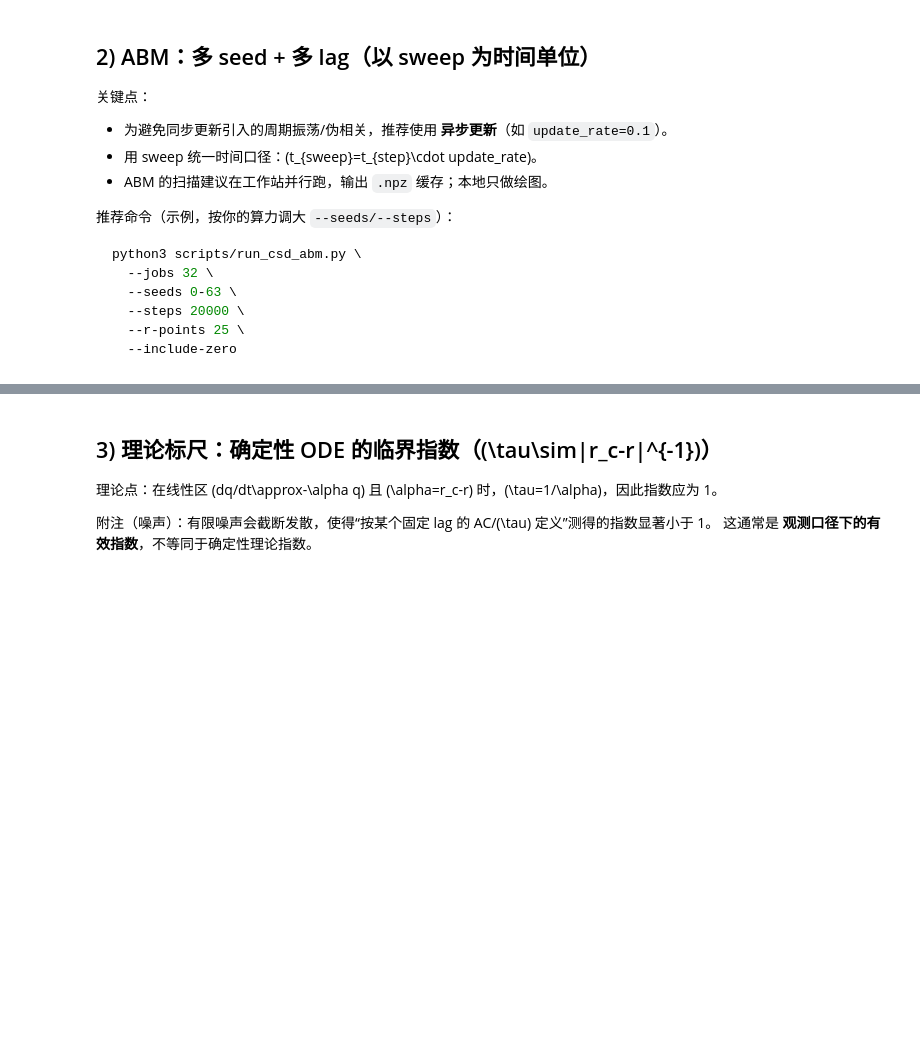
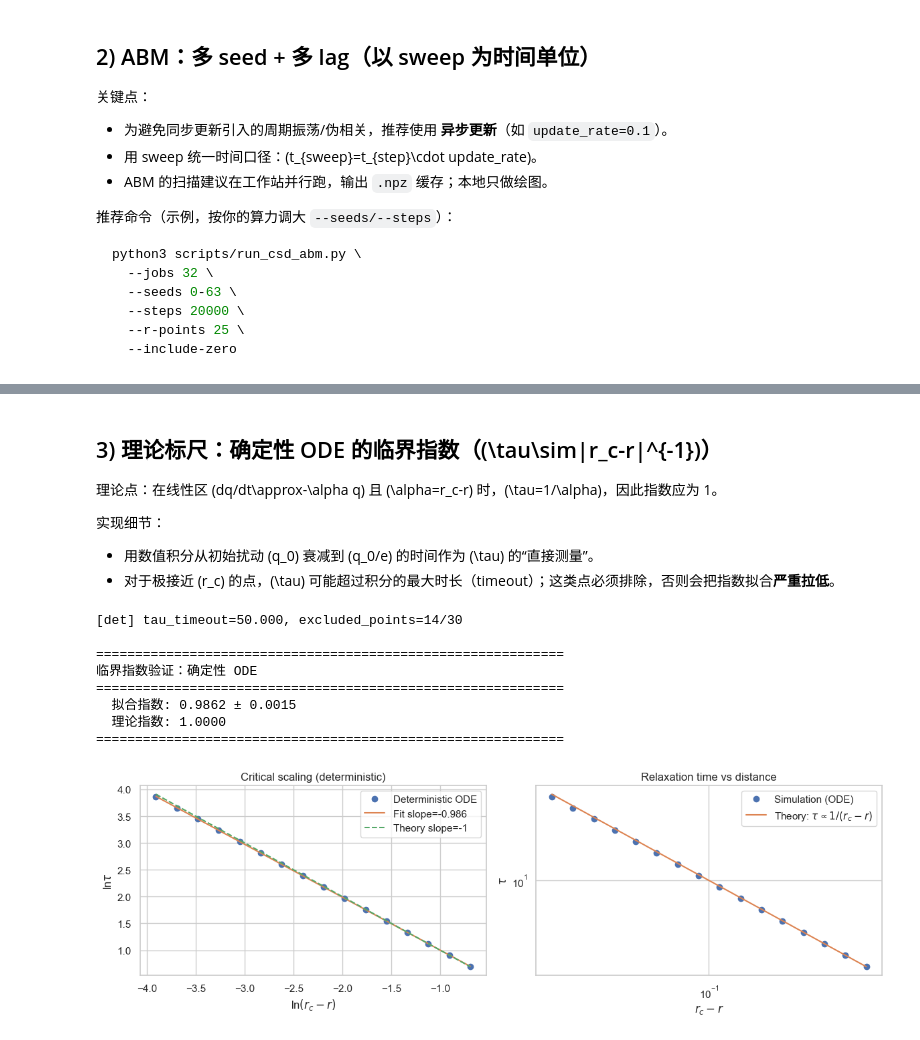
Before and after one commit to wujlin/Mixed_dynamics, a Jupyter notebook: notebooks/03_Critical_Slowing_Down.ipynb, the cells around one changed output, grey strips where cells are left out. Saved outputs shown, nothing was run; the diff lists cells and outputs as text; code cells hidden in the pictures; blank space fills up the shorter version.

```diff
--- a/notebooks/03_Critical_Slowing_Down.ipynb
+++ b/notebooks/03_Critical_Slowing_Down.ipynb
@@ -360,13 +433,18 @@ else:
 
 理论点：在线性区 \(dq/dt\approx-\alpha q\) 且 \(\alpha=r_c-r\) 时，\(\tau=1/\alpha\)，因此指数应为 1。
 
-附注（噪声）：有限噪声会截断发散，使得“按某个固定 lag 的 AC/\(\tau\) 定义”测得的指数显著小于 1。
-这通常是 **观测口径下的有效指数**，不等同于确定性理论指数。
+实现细节：
+- 用数值积分从初始扰动 \(q_0\) 衰减到 \(q_0/e\) 的时间作为 \(\tau\) 的“直接测量”。
+- 对于极接近 \(r_c\) 的点，\(\tau\) 可能超过积分的最大时长（timeout）；这类点必须排除，否则会把指数拟合**严重拉低**。
 # %%
 from scipy.optimize import curve_fit
 
+DT_DET = 1e-4
+MAX_STEPS_DET = 500_000
+TAU_TIMEOUT = DT_DET * MAX_STEPS_DET
 
-def measure_relaxation_time_det(r: float, q0: float = 0.1, dt: float = 1e-4, max_steps: int = 500000) -> float:
+
+def measure_relaxation_time_det(r: float, q0: float = 0.1, dt: float = DT_DET, max_steps: int = MAX_STEPS_DET) -> float:
     """确定性 ODE：dq/dt = -α q - u q^3，从 q0 衰减到 q0/e 的时间。"""
     alpha, u = get_gl_params(r=r, rc=rc)
     alpha = float(alpha)
@@ -390,8 +468,18 @@ tau_measured = np.array([measure_relaxation_time_det(float(r), q0=0.05) for r in
 dist_det = (rc - r_vals_det).astype(float)
 tau_theory = 1.0 / dist_det
 
+# 排除 hit-timeout 的点（否则会把指数拟合拉低）
+hit_timeout = np.isclose(tau_measured, TAU_TIMEOUT)
+print(f"[det] tau_timeout={TAU_TIMEOUT:.3f}, excluded_points={int(np.sum(hit_timeout))}/{tau_measured.size}")
+
 # log-log 拟合：ln τ = -z ln(rc-r) + b
-m = np.isfinite(tau_measured) & (tau_measured > 0) & np.isfinite(dist_det) & (dist_det > 0)
+m = (
+    np.isfinite(tau_measured)
+    & (tau_measured > 0)
+    & np.isfinite(dist_det)
+    & (dist_det > 0)
+    & (~hit_timeout)
+)
 log_x = np.log(dist_det[m])
 log_y = np.log(tau_measured[m])
 
@@ -402,30 +490,40 @@ popt, pcov = curve_fit(linear, log_x, log_y)
 slope = float(popt[0])
 slope_err = float(np.sqrt(np.diag(pcov))[0])
 exp_fit = -slope
 
 print("\n" + "=" * 60)
 print("临界指数验证：确定性 ODE")
 print("=" * 60)
 print(f"  拟合指数: {exp_fit:.4f} ± {slope_err:.4f}")
 print("  理论指数: 1.0000")
 print("=" * 60)
 
 fig, axes = plt.subplots(1, 2, figsize=(12, 4))
 axes[0].plot(np.log(dist_det[m]), np.log(tau_measured[m]), "o", label="Deterministic ODE")
 axes[0].plot(np.log(dist_det[m]), linear(np.log(dist_det[m]), *popt), "-", label=f"Fit slope={slope:.3f}")
 axes[0].plot(np.log(dist_det[m]), np.log(tau_theory[m]), "--", label="Theory slope=-1")
 axes[0].set_xlabel(r"ln$(r_c-r)$")
 axes[0].set_ylabel(r"ln$\tau$")
 axes[0].set_title("Critical scaling (deterministic)")
 axes[0].legend()
 
 axes[1].loglog(dist_det[m], tau_measured[m], "o", label="Simulation (ODE)")
 axes[1].loglog(dist_det[m], tau_theory[m], "-", label=r"Theory: $\tau\propto 1/(r_c-r)$")
 axes[1].set_xlabel(r"$r_c-r$")
 axes[1].set_ylabel(r"$\tau$")
 axes[1].set_title("Relaxation time vs distance")
 axes[1].legend()
 
 fig.tight_layout()
 fig.savefig(fig_dir / "fig3d_csd_scaling_deterministic.png", dpi=200)
 plt.show()
+# %% [output]
+[det] tau_timeout=50.000, excluded_points=14/30
+
+============================================================
+临界指数验证：确定性 ODE
+============================================================
+  拟合指数: 0.9862 ± 0.0015
+  理论指数: 1.0000
+============================================================
+[figure, added]
```
Also changed, not shown: parts of 3 cells of this notebook, 6 other files.
